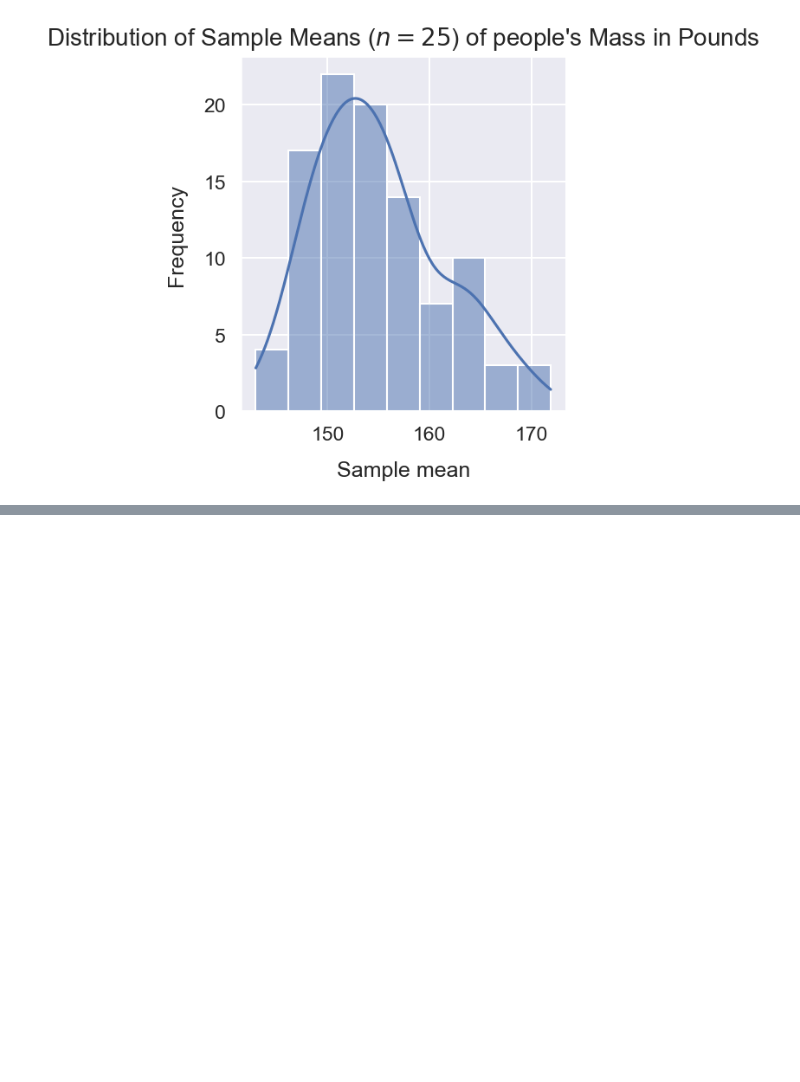
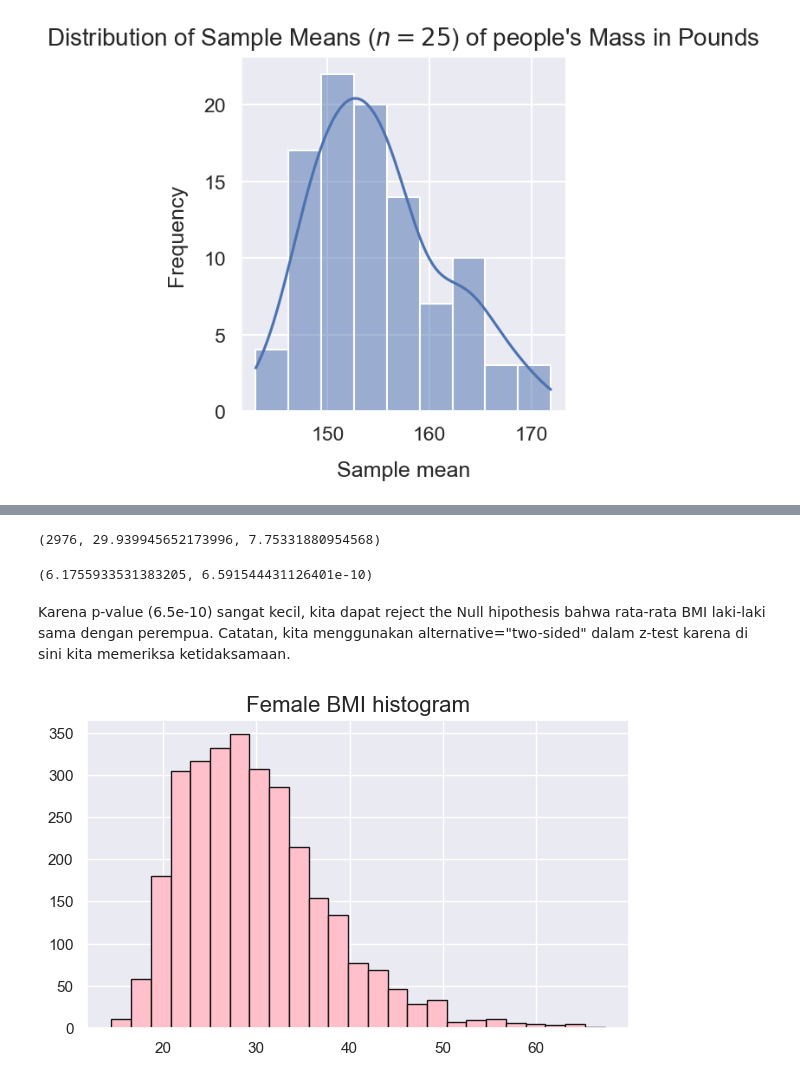
Before and after one commit to nuraln/the-data, a Jupyter notebook: pertemuan10_inferential-statistics.ipynb, the cells around one changed output, grey strips where cells are left out. Drawn from its saved outputs; the diff is of its cells as text; code cells hidden in the pictures; blank space fills up the shorter version.

```diff
--- a/pertemuan10_inferential-statistics.ipynb
+++ b/pertemuan10_inferential-statistics.ipynb
@@ -340,0 +468,4 @@ np.corrcoef(sample_means)
+# %%
+url = "https://raw.githubusercontent.com/ardhiraka/PFDS_sources/master/nhanes_2015_2016.csv"
+# %%
+data = pd.read_csv(url)
@@ -340,0 +508,25 @@ np.corrcoef(sample_means)
+# %%
+females = data[data["RIAGENDR"] == 2]
+males = data[data["RIAGENDR"] == 1]
+# %%
+n1 = len(females)
+mu1 = females["BMXBMI"].mean()
+sd1 = females["BMXBMI"].std()
+
+(n1, mu1, sd1)
+# %% [output]
+(2976, 29.939945652173996, 7.75331880954568)
+# %%
+sm.stats.ztest(females["BMXBMI"].dropna(),
+              males["BMXBMI"].dropna(), alternative='two-sided')
+# %% [output]
+(6.1755933531383205, 6.591544431126401e-10)
+# %% [markdown]
+Karena p-value (6.5e-10) sangat kecil, kita dapat reject the Null hipothesis bahwa rata-rata BMI laki-laki sama dengan perempua. Catatan, kita menggunakan alternative="two-sided" dalam z-test karena di sini kita memeriksa ketidaksamaan.
+# %%
+plt.figure(figsize=(7, 4))
+plt.title("Female BMI histogram", fontsize=16)
+plt.hist(females["BMXBMI"].dropna(), edgecolor='k', color='pink', bins=25)
+plt.show()
+# %% [output]
+[figure, added]
```
Also changed, not shown: parts of 92 cells of this notebook.
